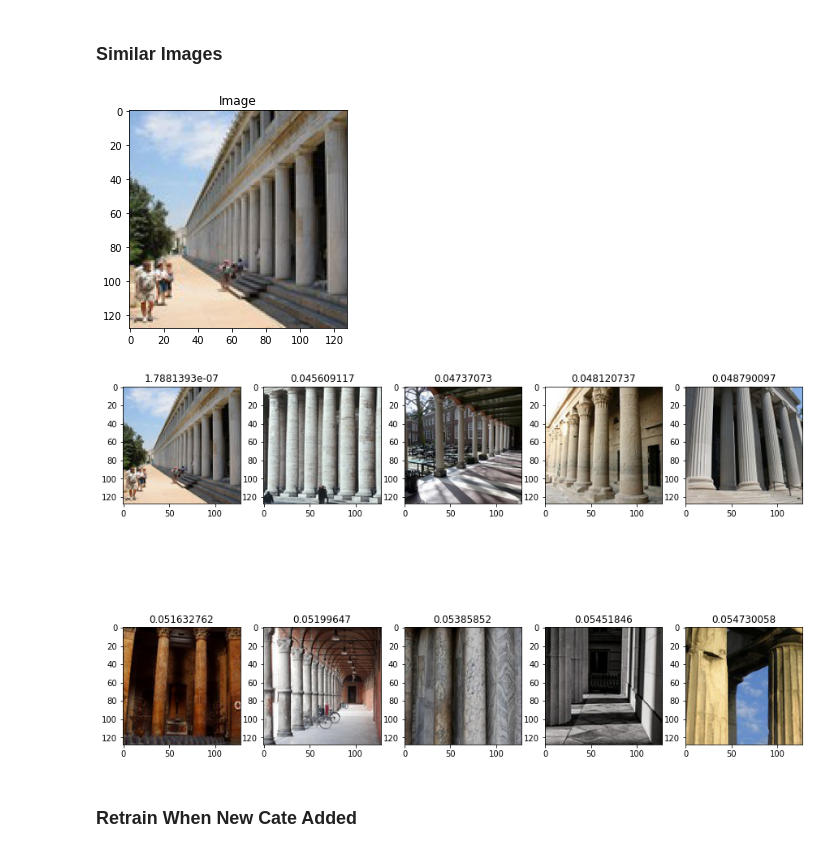
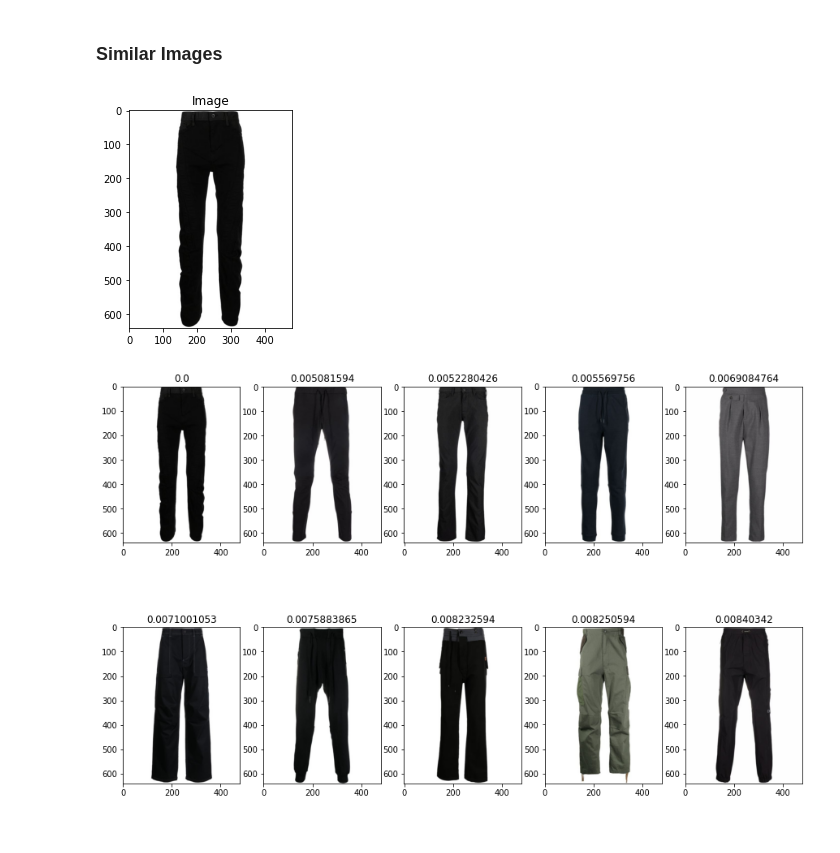
Before and after one commit to lkarjun/outfits-search, a Jupyter notebook: similar_product_search.ipynb, the cells around one changed output. Saved outputs shown, nothing was run; the diff lists cells and outputs as text; code cells hidden in the pictures.

```diff
--- a/similar_product_search.ipynb
+++ b/similar_product_search.ipynb
@@ -68,7 +71,6 @@ body = create_body(resnet34, cut=-2)
 # %%
 head = create_head(nf = num_features_model(body),
-                   lin_ftrs=[512, 128],
-                   n_out = 2,
+                   lin_ftrs=[2048, 512, 256, 128],
+                   n_out = dls.c,
                    concat_pool=False,
                    pool=True)
-head
@@ -105,6 +91,6 @@ def model_splitter(model):
 # %%
 learn = Learner(dls, model,
                 splitter = model_splitter,
-                metrics=accuracy)
+                metrics=[accuracy, error_rate])
 # %%
 learn.summary()
@@ -130,5 +97,5 @@ Callbacks:
 # %%
 learn.freeze()
 # %%
-learn.fit_one_cycle(4, 3e-3)
+learn.fit_one_cycle(5, 3e-5)
 # %% [output]
@@ -175,6 +156,6 @@ Sequential(
 # %%
 def get_feature_vector(learn, X = None, dl = None, batch = False):
-  with hook_output(learn.model.head[8]) as h:
+  with hook_output(learn.model.head[16]) as h:
     if batch:
       y = learn.get_preds(dl=dl)
     else:
@@ -231,9 +217,7 @@ def plot_similar_images(test_idx, features, fnames):
     ax.imshow(img)
     ax.set_title(dis)
 # %%
-plot_similar_images(53, features, fnames)
+plot_similar_images(344, features, fnames)
 # %% [output]
-[figure, old version]
+[figure, new version]
-[figure, old version]
+[figure, new version]
-# %% [markdown]
-### Retrain When New Cate Added
```
Also changed, not shown: parts of 35 cells of this notebook.
